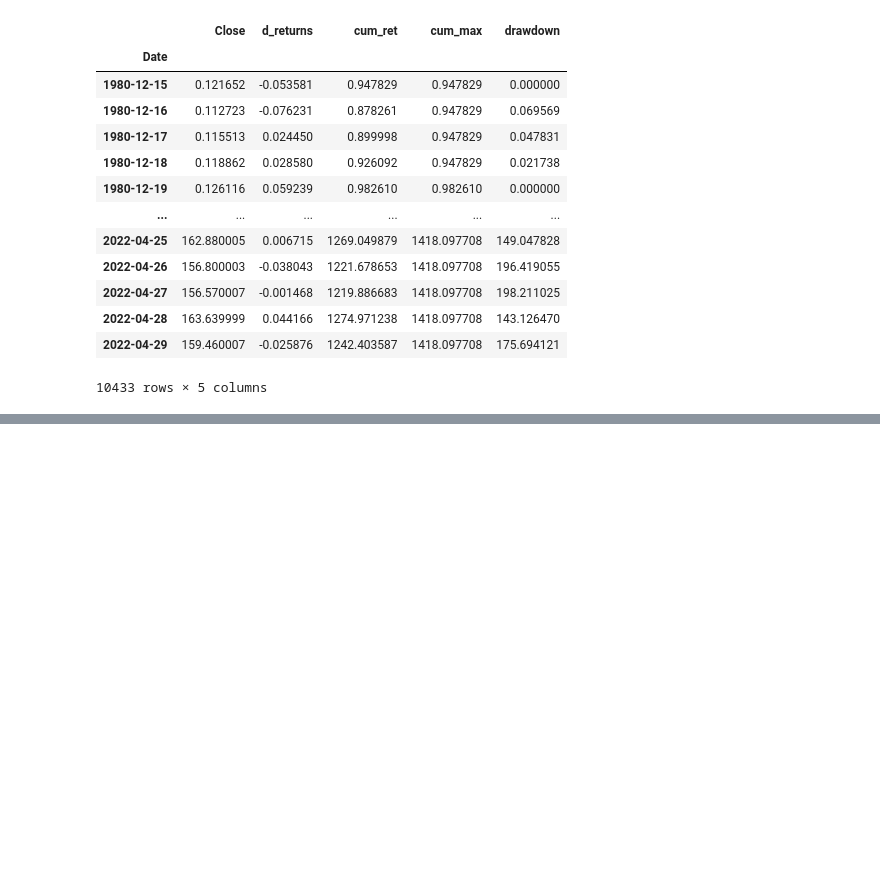
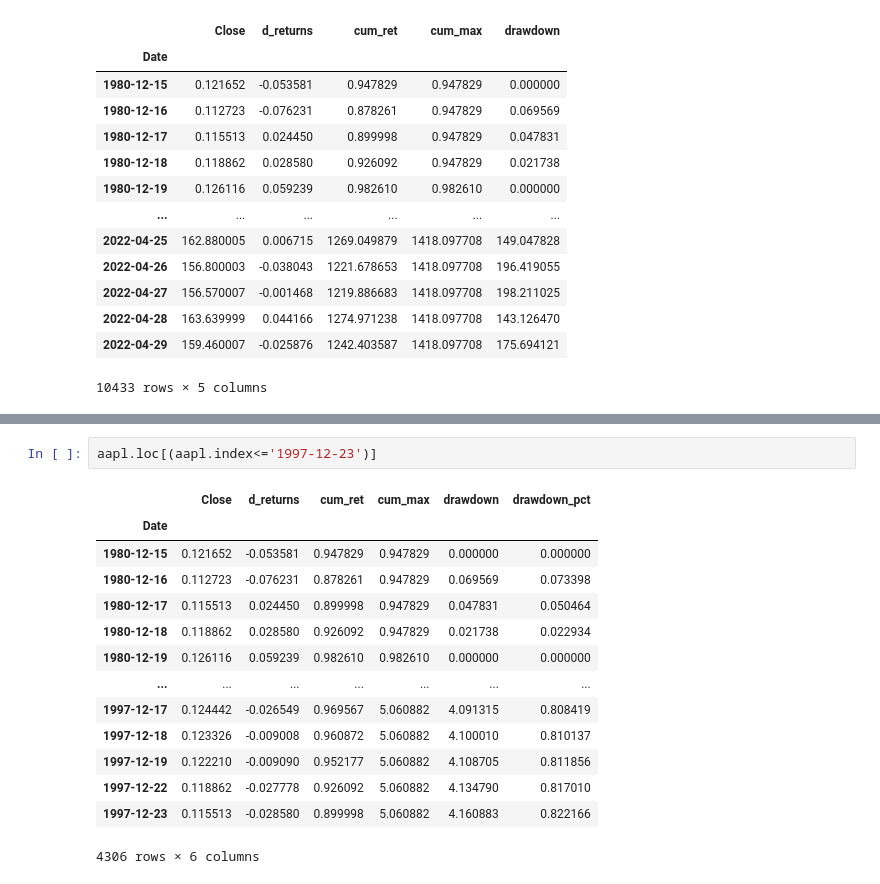
Before and after one commit to factorwonk/algozerotohero, a Jupyter notebook: yfinance_technical.ipynb, the cells around one changed output, grey strips where cells are left out. Drawn from its saved outputs; the diff is of its cells as text; blank space fills up the shorter version.

```diff
--- a/yfinance_technical.ipynb
+++ b/yfinance_technical.ipynb
@@ -601,0 +659,17 @@ aapl.drawdown.max()
+# %%
+aapl.loc[(aapl.index<='1997-12-23')]
+# %% [output]
+|  | Close | d_returns | cum_ret | cum_max | drawdown | drawdown_pct |
+| Date |  |  |  |  |  |  |
+| 1980-12-15 | 0.121652 | -0.053581 | 0.947829 | 0.947829 | 0.000000 | 0.000000 |
+| 1980-12-16 | 0.112723 | -0.076231 | 0.878261 | 0.947829 | 0.069569 | 0.073398 |
+| 1980-12-17 | 0.115513 | 0.024450 | 0.899998 | 0.947829 | 0.047831 | 0.050464 |
+| 1980-12-18 | 0.118862 | 0.028580 | 0.926092 | 0.947829 | 0.021738 | 0.022934 |
+| 1980-12-19 | 0.126116 | 0.059239 | 0.982610 | 0.982610 | 0.000000 | 0.000000 |
+| ... | ... | ... | ... | ... | ... | ... |
+| 1997-12-17 | 0.124442 | -0.026549 | 0.969567 | 5.060882 | 4.091315 | 0.808419 |
+| 1997-12-18 | 0.123326 | -0.009008 | 0.960872 | 5.060882 | 4.100010 | 0.810137 |
+| 1997-12-19 | 0.122210 | -0.009090 | 0.952177 | 5.060882 | 4.108705 | 0.811856 |
+| 1997-12-22 | 0.118862 | -0.027778 | 0.926092 | 5.060882 | 4.134790 | 0.817010 |
+| 1997-12-23 | 0.115513 | -0.028580 | 0.899998 | 5.060882 | 4.160883 | 0.822166 |
+4306 rows × 6 columns
```
Also changed, not shown: parts of 7 cells of this notebook, 4 other files.
